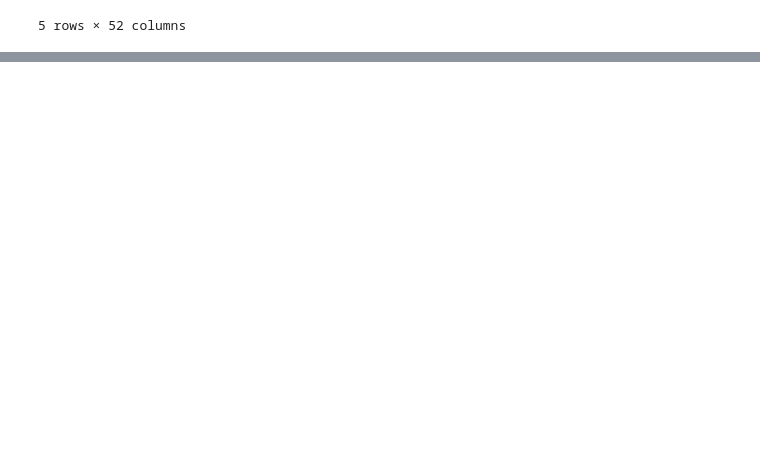
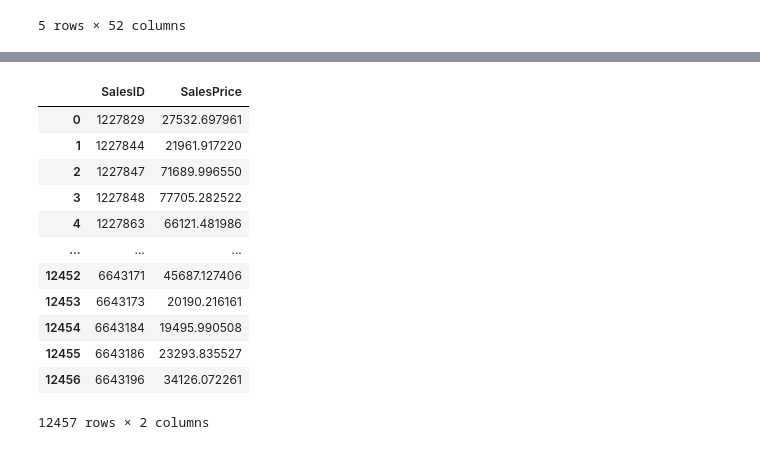
Before and after one commit to adarsh-sirswal/bulldozer-price-prediction-timeseries, a Jupyter notebook: end-to-end-bulldozer-price-prediction.ipynb, the cells around one changed output, grey strips where cells are left out. Cells and saved outputs as stored; diff of their text form; code cells hidden in the pictures; blank space fills up the shorter version.

```diff
--- a/end-to-end-bulldozer-price-prediction.ipynb
+++ b/end-to-end-bulldozer-price-prediction.ipynb
@@ -694,0 +787,4 @@ df_test.head()
+# %%
+## Manually adjusting df_test to have auctioneerID_is_missing
+df_test["auctioneerID_is_missing"] = False
+df_test = df_test.reindex(columns=list(X_train.columns))  ## have the exact same columns, in the exact same order, as X_train
@@ -694,0 +804,20 @@ df_test.head()
+# %%
+## Matching the dataframe into the format of kaggle
+df_preds = pd.DataFrame()
+df_preds["SalesID"] = df_test["SalesID"]
+df_preds["SalesPrice"] = test_preds
+df_preds
+# %% [output]
+|  | SalesID | SalesPrice |
+| 0 | 1227829 | 27532.697961 |
+| 1 | 1227844 | 21961.917220 |
+| 2 | 1227847 | 71689.996550 |
+| 3 | 1227848 | 77705.282522 |
+| 4 | 1227863 | 66121.481986 |
+| ... | ... | ... |
+| 12452 | 6643171 | 45687.127406 |
+| 12453 | 6643173 | 20190.216161 |
+| 12454 | 6643184 | 19495.990508 |
+| 12455 | 6643186 | 23293.835527 |
+| 12456 | 6643196 | 34126.072261 |
+12457 rows × 2 columns
```
Also changed, not shown: parts of 13 cells of this notebook.
